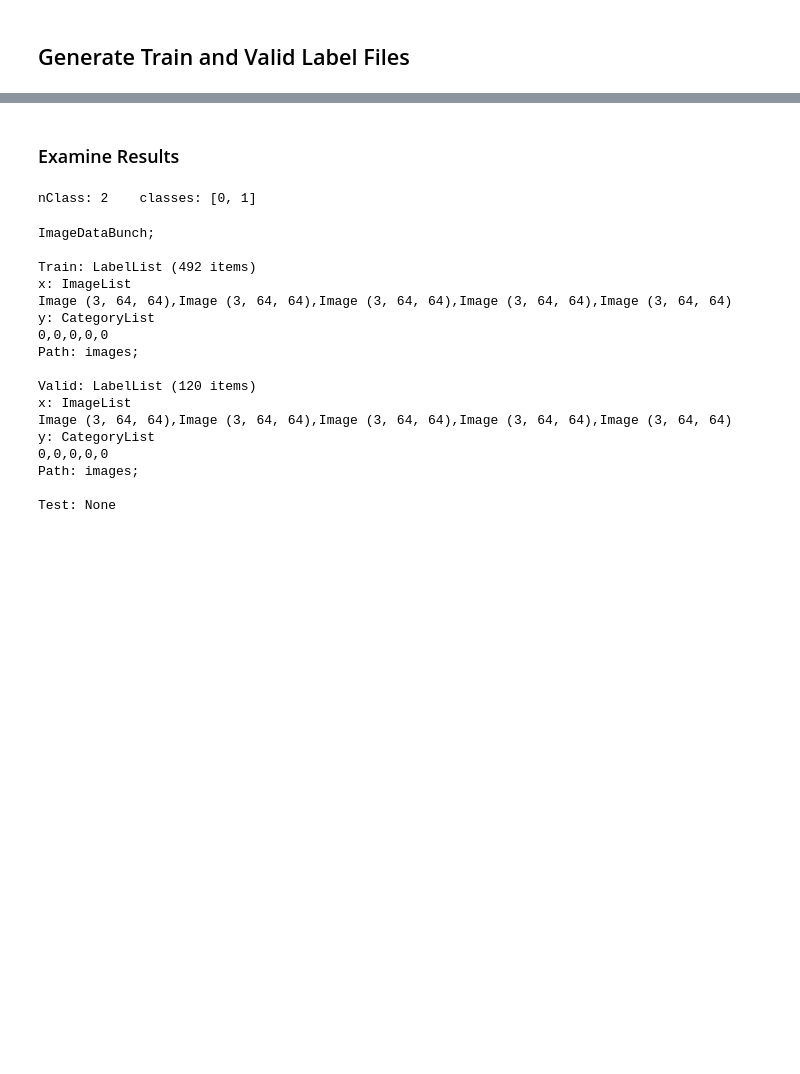
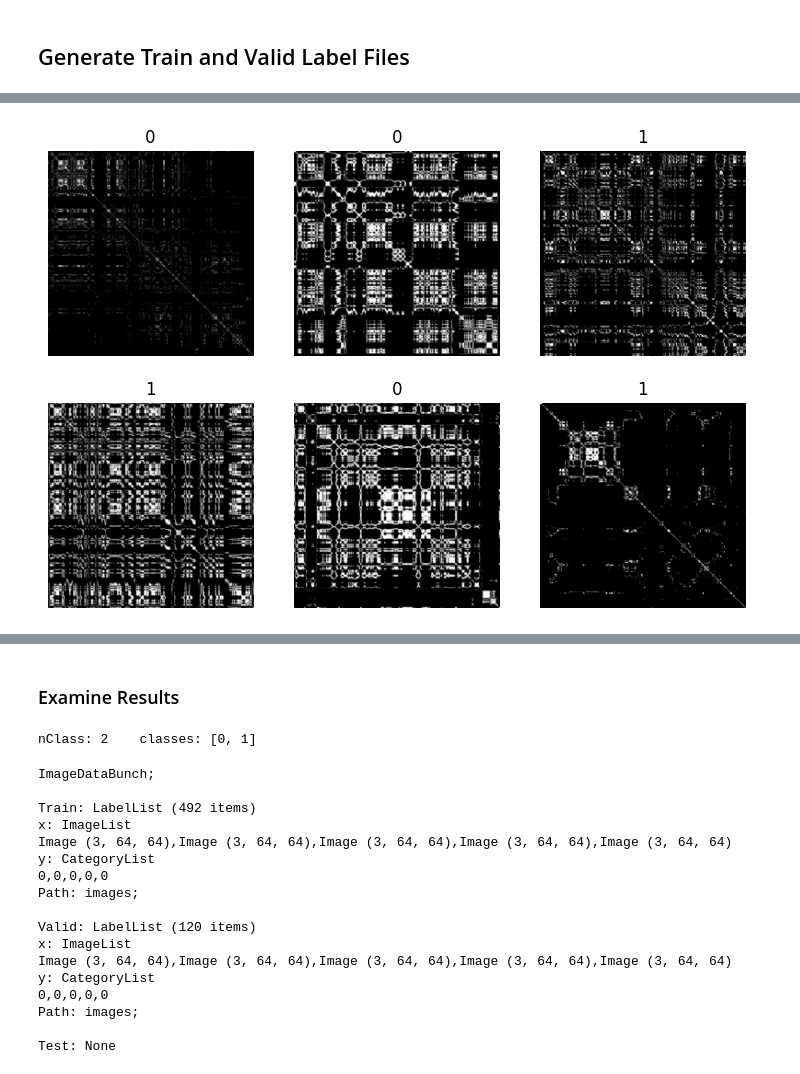
Before and after one commit to andre-coimbra-ifg/CTG_RP_PC, a Jupyter notebook: RP_CTG_Complete_Coimbra.ipynb, the cells around one changed output, grey strips where cells are left out. Drawn from its saved outputs; the diff is of its cells as text; code cells hidden in the pictures; blank space fills up the shorter version.

```diff
--- a/RP_CTG_Complete_Coimbra.ipynb
+++ b/RP_CTG_Complete_Coimbra.ipynb
@@ -213,8 +210,10 @@ rp_params
 # %%
 tfms=[]
-size=64
+#size=64
+size=224
 bs=64
 workers=4
+# workers=1
 
 #path = Path() / 'images'
 path = 'images'
@@ -275,13 +269,18 @@ images/train_1.csv  images/train_3.csv  images/valid_0.csv  images/valid_2.csv
 # %%
-train = ImageList.from_csv(path, 'train_0.csv')
-valid = ImageList.from_csv(path, 'valid_0.csv')
+# FastAI version 1.0
+#train = ImageList.from_csv(path, 'train_0.csv')
+#valid = ImageList.from_csv(path, 'valid_0.csv')
 
-#train = ImageDataLoaders.from_csv(path, 'train_0.csv', folder='train', valid_col='is_valid')
-#train = ImageDataLoaders.from_csv(path, 'train_0.csv')
-#valid = ImageDataLoaders.from_csv(path, 'valid_0.csv')
+# lls = ItemLists(path, train, valid).label_from_df(cols=1).transform(tfms, size=size)
+# db = lls.databunch(bs=bs, num_workers=workers)#.normalize(binary_image_stats)
+# db = lls.databunch(bs=bs, num_workers=workers)
+# my_stats = db.batch_stats()
+# db = lls.databunch(bs=bs, num_workers=workers).normalize(my_stats)
 
-lls = ItemLists(path, train, valid).label_from_df(cols=1).transform(tfms, size=size)
-#db = lls.databunch(bs=bs, num_workers=workers)#.normalize(binary_image_stats)
-db = lls.databunch(bs=bs, num_workers=workers)
-my_stats = db.batch_stats()
-db = lls.databunch(bs=bs, num_workers=workers).normalize(my_stats)
+# dls = ImageDataLoaders.from_csv(path, 'train_0.csv', valid_pct=0.2, seed=42, item_tfms=Resize(size))
+dls = ImageDataLoaders.from_csv(path, 'labels.csv', valid_pct=0.2, seed=42, item_tfms=Resize(size))
+# train = ImageDataLoaders.from_csv(path, 'train_0.csv', item_tfms=Resize(size), train='train')
+# valid = ImageDataLoaders.from_csv(path, 'valid_0.csv', item_tfms=Resize(size), valid='valid')
+dls.show_batch(max_n=6)
+# %% [output]
+[figure, added]
```
Also changed, not shown: parts of 33 cells of this notebook.
